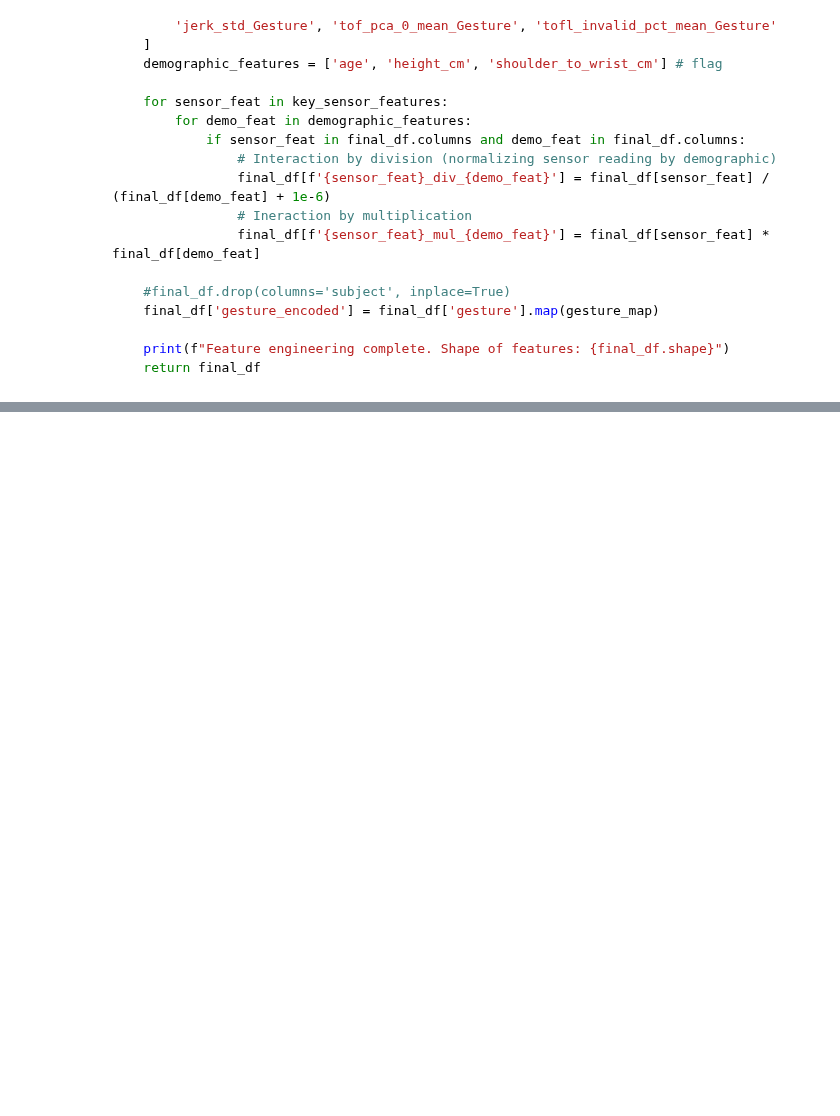
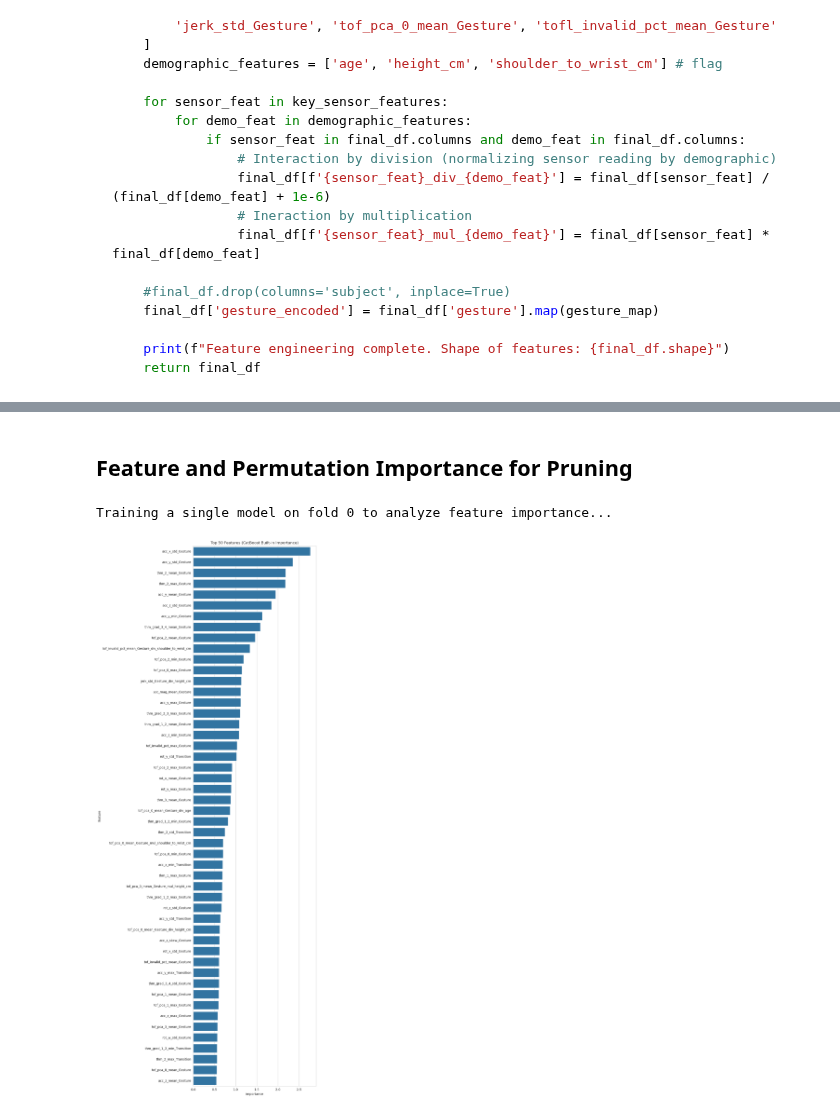
Before and after one commit to bachaudhry/kaggle-cmi-detect-behavior, a Jupyter notebook: notebooks/04-iteration-tuning.ipynb, the cells around one changed output, grey strips where cells are left out. Cells and saved outputs as stored; diff of their text form; code cells hidden in the pictures; blank space fills up the shorter version.

Commit message:
saving state with error in permutation importance function

```diff
--- a/notebooks/04-iteration-tuning.ipynb
+++ b/notebooks/04-iteration-tuning.ipynb
@@ -246,0 +256,2 @@ def calculate_permutation_importance(model, X_val, y_val, top_n=50):
+# %%
+features_df = create_wave4n_features(train_df)
@@ -246,0 +261,18 @@ def calculate_permutation_importance(model, X_val, y_val, top_n=50):
+# %%
+# Setup training run and prep data
+FEATURE_WAVE = "Wave 4n"
+MODEL_NAME = "Catboost"
+EXPERIMENT_NAME = f"{FEATURE_WAVE}-{MODEL_NAME}-CPU"
+N_SPLITS = 5
+
+# --- Model Parameters ---
+params = {
+    'iterations': 1000, 'learning_rate': 0.05, 'depth': 6,
+    'loss_function': 'MultiClass', 'eval_metric': 'MultiClass',
+    'random_seed': SEED, 'verbose': 0
+}
+
+# --- Prepare data for CV ---
+X = features_df.drop(columns=['sequence_id', 'subject', 'gesture', 'gesture_encoded'])
+y = features_df['gesture_encoded']
+groups = features_df['subject']
@@ -246,0 +341,19 @@ def calculate_permutation_importance(model, X_val, y_val, top_n=50):
+# %% [markdown]
+## Feature and Permutation Importance for Pruning
+# %%
+# Training on one representative fold for feature analysis
+cv_split = StratifiedGroupKFold(n_splits=5, shuffle=True, random_state=SEED).split(X, y, features_df['sequence_id'])
+train_idx, val_idx = next(cv_split)
+
+X_train, y_train = X.iloc[train_idx], y.iloc[train_idx]
+X_val, y_val = X.iloc[val_idx], y.iloc[val_idx]
+
+# Train model and get importances
+print("Training a single model on fold 0 to analyze feature importance...")
+model = get_trained_model(X_train, y_train, X_val, y_val, params)
+# %% [output]
+Training a single model on fold 0 to analyze feature importance...
+# %%
+feat_importance = plot_feature_importance(model, X.columns)
+# %% [output]
+[figure, added]
```
Also changed, not shown: parts of 6 cells of this notebook.
